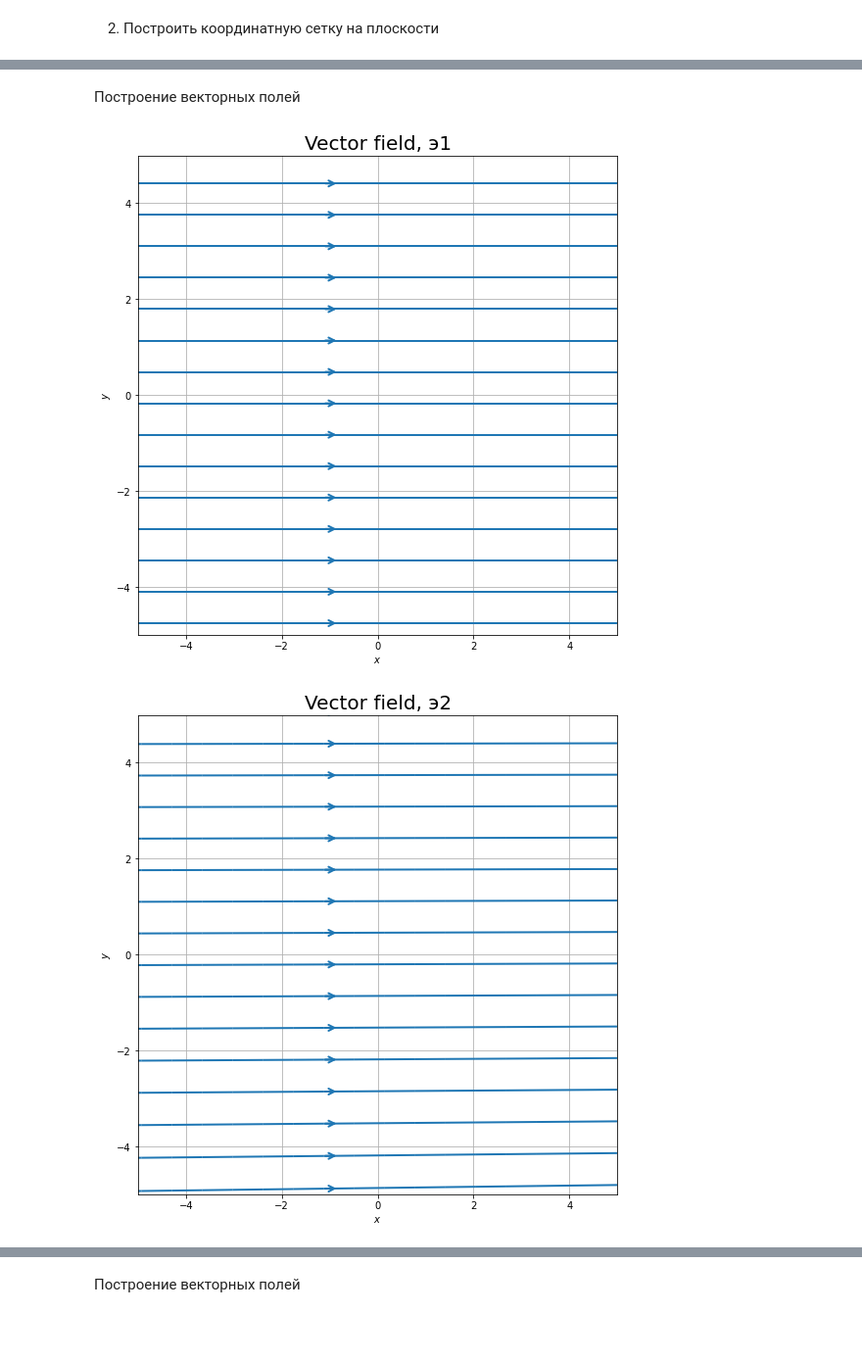
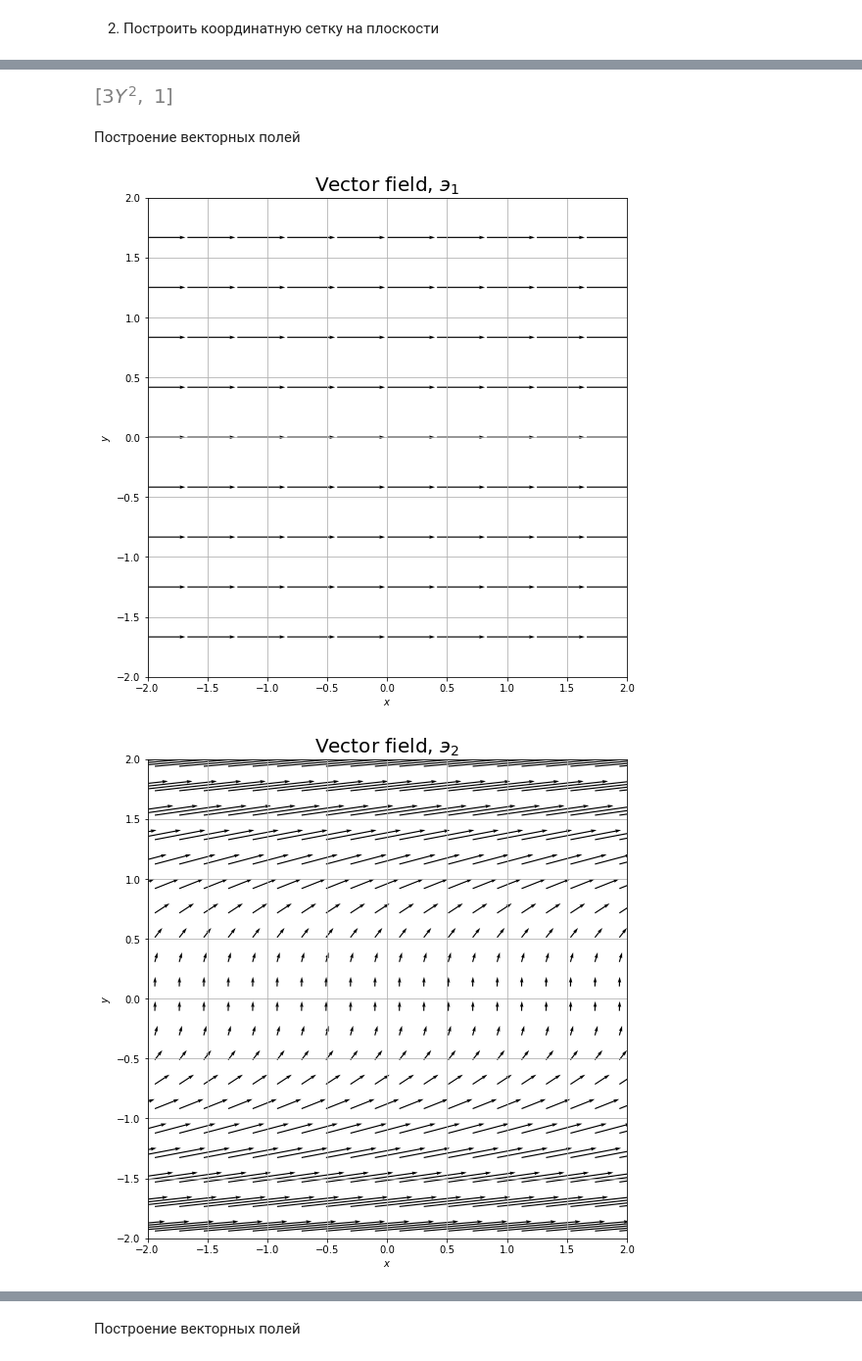
Before and after one commit to SavchukDI/MAI, a Jupyter notebook: course_projects/MAI KP Tensor.ipynb, the cells around one changed output, grey strips where cells are left out. Shown at 98% size. Cells and saved outputs as stored; diff of their text form; code cells hidden in the pictures; blank space fills up the shorter version.

```diff
--- a/course_projects/MAI KP Tensor.ipynb
+++ b/course_projects/MAI KP Tensor.ipynb
@@ -86,63 +105,50 @@ display(э1, э2)
+# %%
+e2 = [sp.diff(q[x], Y), sp.diff(q[y], Y)]
+display(e2)
+# %% [output]
+[figure, added]
 # %% [markdown]
 Построение векторных полей
 # %%
-grid_x, grid_y = np.meshgrid(np.arange(-10, 10, 1), np.arange(-10, 10, 1))
+grid_x, grid_y = np.meshgrid(np.linspace(-5,5,25),np.linspace(-5,5,25))
 
-x_shape = grid_x.shape
-
-U = np.zeros(x_shape)
-V = np.zeros(x_shape)
-
-for i in range(x_shape[0]):
-    for j in range(x_shape[1]):
-        U[i,j] = э1[0].subs([(Y, i), (X, j)])
-        V[i,j] = э1[1].subs([(Y, i), (X, j)])
+U = int(e1[0])
+V = int(e1[1])
 
 fig = plt.figure(figsize=(9, 9))
 ax = fig.add_subplot(111)
-#q = ax.quiver(grid_x, grid_y, U, V, units='xy' ,scale=2, color='black')
-q = ax.streamplot(grid_x, grid_y, U, V, linewidth=2, cmap=plt.cm.inferno,
-              density=1, arrowstyle='->', arrowsize=1.5)
+plt.quiver(grid_x, grid_y, U, V, scale=10, color='black')
 
 ax.set_aspect('equal')
 ax.set_xlabel('$x$')
 ax.set_ylabel('$y$')
-plt.xlim(-5,5)
-plt.ylim(-5,5)
-plt.title('Vector field, э1', fontsize=20)
+plt.xlim(-2,2)
+plt.ylim(-2,2)
+plt.title('Vector field, $э_1$',fontsize=20)
 plt.grid()
 plt.show()
 # %% [output]
-[figure, old version]
+[figure, new version]
 # %%
-grid_x, grid_y = np.meshgrid(np.arange(-10, 10, 1), np.arange(-10, 10, 1))
+grid_x, grid_y = np.meshgrid(np.linspace(-5,5,50),np.linspace(-5,5,50))
 
-x_shape = grid_x.shape
-
-U = np.zeros(x_shape)
-V = np.zeros(x_shape)
-
-for i in range(x_shape[0]):
-    for j in range(x_shape[1]):
-        U[i,j] = э2[0].subs([(Y, i), (X, j)])
-        V[i,j] = э2[1].subs([(Y, i), (X, j)])
+U = 3 * grid_y**2
+V = int(e2[1])
 
 fig = plt.figure(figsize=(9, 9))
 ax = fig.add_subplot(111)
-#q = ax.quiver(grid_x, grid_y, U, V, units='xy' ,scale=2, color='black')
-q = ax.streamplot(grid_x, grid_y, U, V, linewidth=2, cmap=plt.cm.inferno,
-              density=1, arrowstyle='->', arrowsize=1.5)
+plt.quiver(grid_x, grid_y, U, V, scale=50, color='black')
 
 ax.set_aspect('equal')
 ax.set_xlabel('$x$')
 ax.set_ylabel('$y$')
-plt.xlim(-5,5)
-plt.ylim(-5,5)
-plt.title('Vector field, э2',fontsize=20)
+plt.xlim(-2,2)
+plt.ylim(-2,2)
+plt.title('Vector field, $э_2$',fontsize=20)
 plt.grid()
 plt.show()
 # %% [output]
-[figure, old version]
+[figure, new version]
 # %% [markdown]
 Взаимный базис:<br>
 $$\overrightarrow{э^i} = grad(x^i)$$
```
Also changed, not shown: parts of 80 cells of this notebook.
